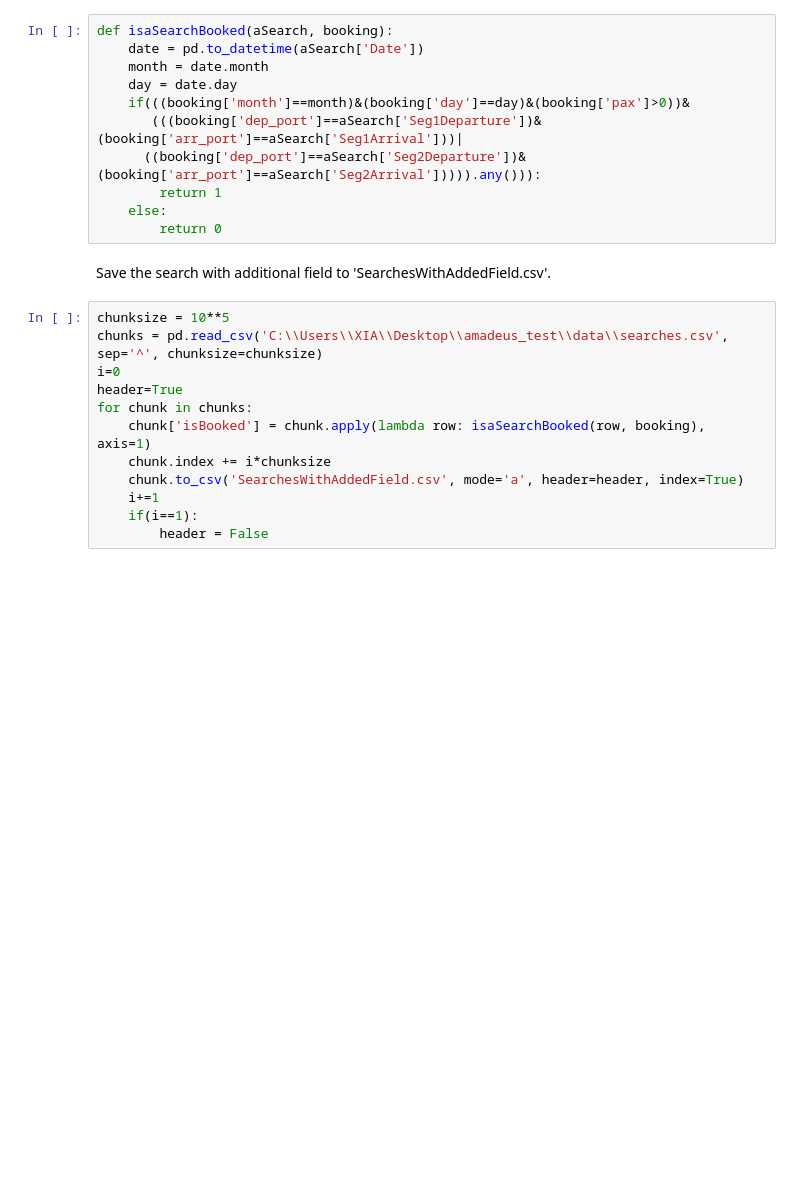
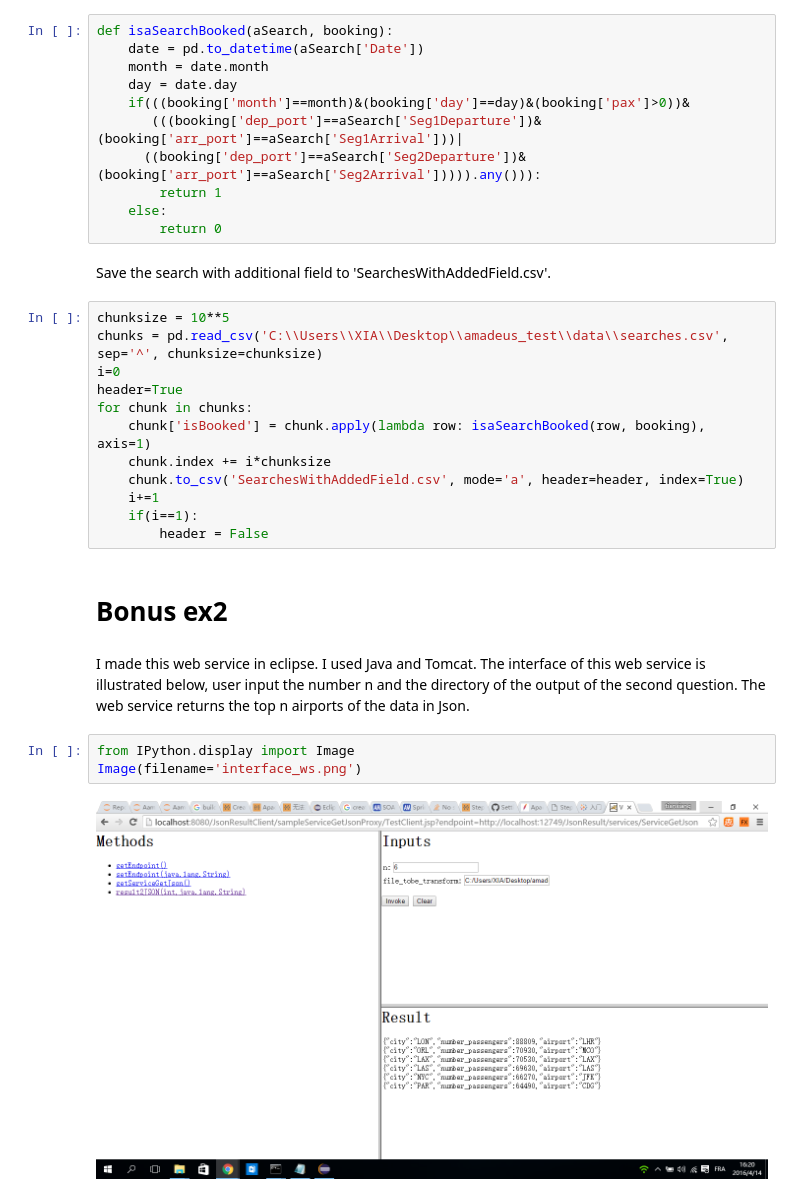
Before and after one commit to XiaAm/exercise, a Jupyter notebook: Aameus exercise.ipynb, the cells around one changed output. Cells and saved outputs as stored; diff of their text form; blank space fills up the shorter version.

```diff
--- a/Aameus exercise.ipynb
+++ b/Aameus exercise.ipynb
@@ -193,3 +193,12 @@ for chunk in chunks:
     i+=1
     if(i==1):
         header = False
+# %% [markdown]
+# Bonus ex2
+# %% [markdown]
+I made this web service in eclipse. I used Java and Tomcat. The interface of this web service is illustrated below, user input the number n and the directory of the output of the second question. The web service returns the top n airports of the data in Json.
+# %%
+from IPython.display import Image
+Image(filename='interface_ws.png')
+# %% [output]
+[figure, added]
```
